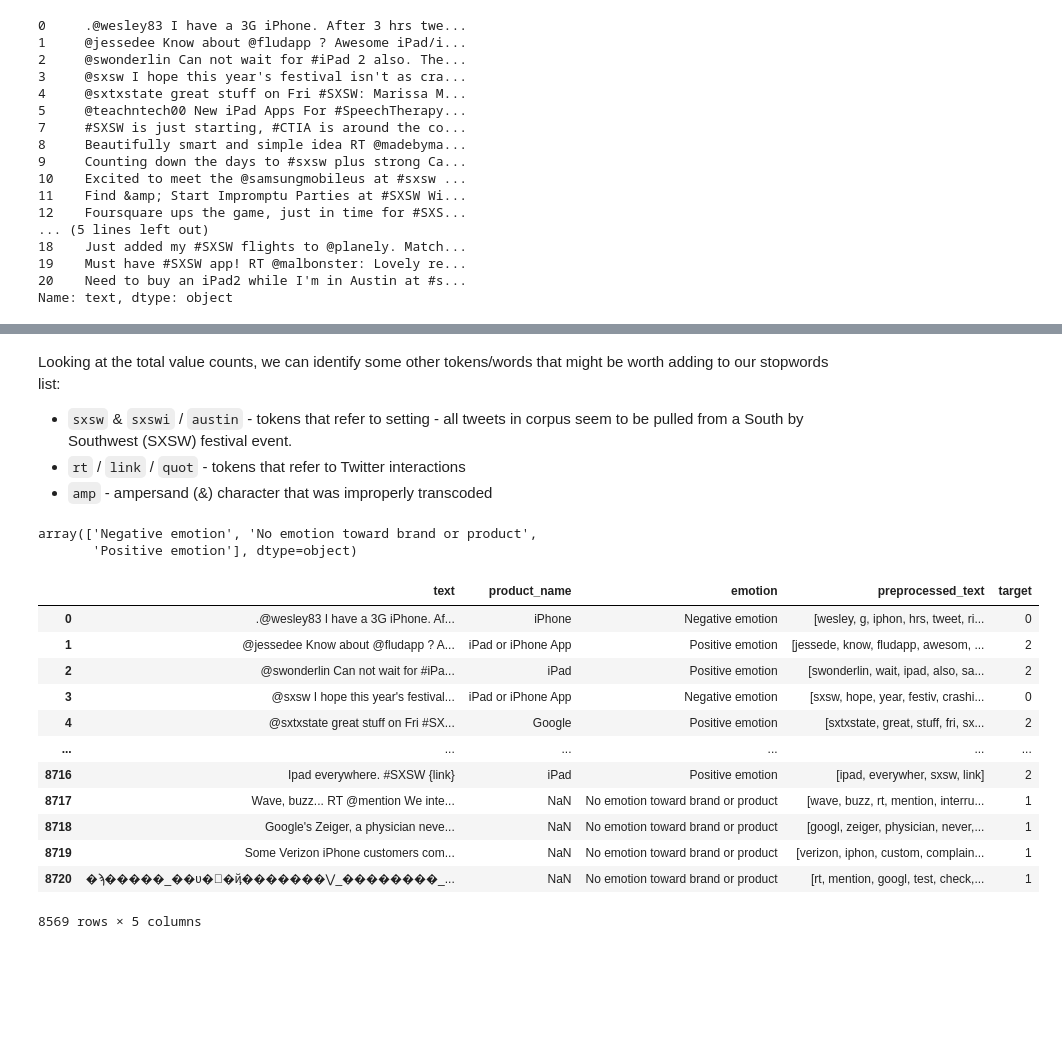
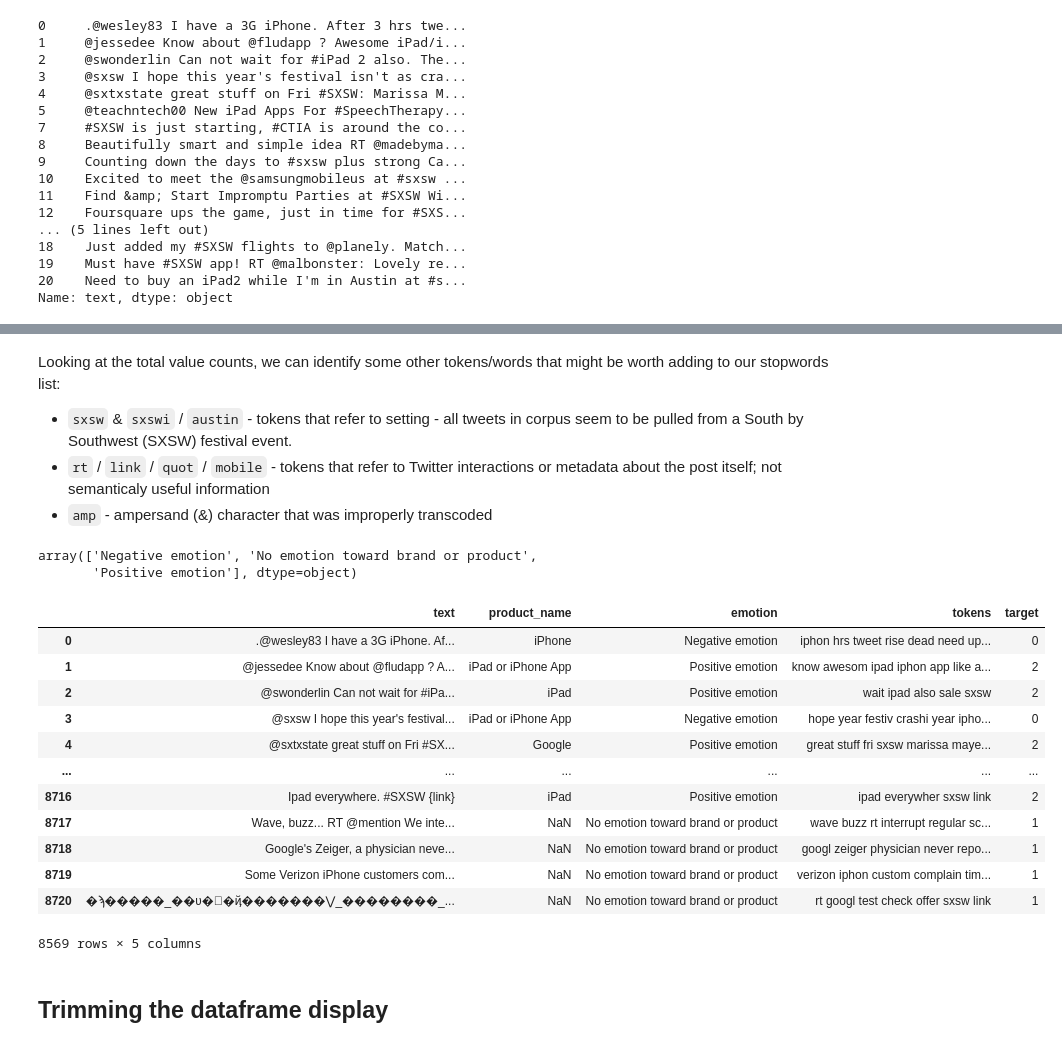
Before and after one commit to ssaeed85/dsc-ph4-TweetSentimentAnalysis-NLP, a Jupyter notebook: Workspace/Luke/Initial_Cleaning.ipynb, the cells around one changed output, grey strips where cells are left out. Drawn from its saved outputs; the diff is of its cells as text; code cells hidden in the pictures; blank space fills up the shorter version.

```diff
--- a/Workspace/Luke/Initial_Cleaning.ipynb
+++ b/Workspace/Luke/Initial_Cleaning.ipynb
@@ -124,11 +147,11 @@ Name: emotion, dtype: float64
 # %% [markdown]
 `I can't tell` makes up less than 2% of our dataset, and doesn't offer much more information in the way of word significance than the tweets labeled `No emotion toward brand or product`. It might be worth dropping records where `emotion` has been recorded as `I can't tell`.
 # %%
-data_df.drop(
-    index = data_df[data_df.emotion == "I can't tell"].index,
+df.drop(
+    index = df[df.emotion == "I can't tell"].index,
     inplace = True)
 
-data_df.head()
+df.head()
 # %% [output]
 |  | text | product_name | emotion |
 | 0 | .@wesley83 I have a 3G iPhone. Af... | iPhone | Negative emotion |
@@ -162,5 +170,5 @@ prepare_doc(doc=sample1,
 # %%
-full_text_data = data_df['text'].apply(lambda x: prepare_doc(x, stem=True))
+full_text = df['text'].apply(lambda x: prepare_doc(x, stem=True))
 
-full_text_data
+full_text
 # %% [output]
@@ -189,0 +187,4 @@ data_df.head()
+# %%
+df['tokens'] = full_text
+
+df.head()
@@ -250,7 +264,7 @@ Name: preprocessed_text, dtype: int64
 # %% [markdown]
 Looking at the total value counts, we can identify some other tokens/words that might be worth adding to our stopwords list:
 - `sxsw` & `sxswi` / `austin` - tokens that refer to setting - all tweets in corpus seem to be pulled from a South by Southwest (SXSW) festival event.
-- `rt` / `link` / `quot` - tokens that refer to Twitter interactions
+- `rt` / `link` / `quot` / `mobile` - tokens that refer to Twitter interactions or metadata about the post itself; not semanticaly useful information
 - `amp` - ampersand (&) character that was improperly transcoded
 # %%
 sw.extend([
@@ -272,19 +287,21 @@ le.classes_
 # %% [output]
 array(['Negative emotion', 'No emotion toward brand or product',
        'Positive emotion'], dtype=object)
-# %%
-data_df
-# %% [output]
-|  | text | product_name | emotion | preprocessed_text | target |
-| 0 | .@wesley83 I have a 3G iPhone. Af... | iPhone | Negative emotion | [wesley, g, iphon, hrs, tweet, ri... | 0 |
-| 1 | @jessedee Know about @fludapp ? A... | iPad or iPhone App | Positive emotion | [jessede, know, fludapp, awesom, ... | 2 |
-| 2 | @swonderlin Can not wait for #iPa... | iPad | Positive emotion | [swonderlin, wait, ipad, also, sa... | 2 |
-| 3 | @sxsw I hope this year's festival... | iPad or iPhone App | Negative emotion | [sxsw, hope, year, festiv, crashi... | 0 |
-| 4 | @sxtxstate great stuff on Fri #SX... | Google | Positive emotion | [sxtxstate, great, stuff, fri, sx... | 2 |
-| ... | ... | ... | ... | ... | ... |
-| 8716 | Ipad everywhere. #SXSW {link} | iPad | Positive emotion | [ipad, everywher, sxsw, link] | 2 |
-| 8717 | Wave, buzz... RT @mention We inte... | NaN | No emotion toward brand or product | [wave, buzz, rt, mention, interru... | 1 |
-| 8718 | Google's Zeiger, a physician neve... | NaN | No emotion toward brand or product | [googl, zeiger, physician, never,... | 1 |
-| 8719 | Some Verizon iPhone customers com... | NaN | No emotion toward brand or product | [verizon, iphon, custom, complain... | 1 |
-| 8720 | �ϡ�����_��ʋ�΋�ҋ�������⋁_��������_... | NaN | No emotion toward brand or product | [rt, mention, googl, test, check,... | 1 |
-8569 rows × 5 columns
+# %%
+df
+# %% [output]
+|  | text | product_name | emotion | tokens | target |
+| 0 | .@wesley83 I have a 3G iPhone. Af... | iPhone | Negative emotion | iphon hrs tweet rise dead need up... | 0 |
+| 1 | @jessedee Know about @fludapp ? A... | iPad or iPhone App | Positive emotion | know awesom ipad iphon app like a... | 2 |
+| 2 | @swonderlin Can not wait for #iPa... | iPad | Positive emotion | wait ipad also sale sxsw | 2 |
+| 3 | @sxsw I hope this year's festival... | iPad or iPhone App | Negative emotion | hope year festiv crashi year ipho... | 0 |
+| 4 | @sxtxstate great stuff on Fri #SX... | Google | Positive emotion | great stuff fri sxsw marissa maye... | 2 |
+| ... | ... | ... | ... | ... | ... |
+| 8716 | Ipad everywhere. #SXSW {link} | iPad | Positive emotion | ipad everywher sxsw link | 2 |
+| 8717 | Wave, buzz... RT @mention We inte... | NaN | No emotion toward brand or product | wave buzz rt interrupt regular sc... | 1 |
+| 8718 | Google's Zeiger, a physician neve... | NaN | No emotion toward brand or product | googl zeiger physician never repo... | 1 |
+| 8719 | Some Verizon iPhone customers com... | NaN | No emotion toward brand or product | verizon iphon custom complain tim... | 1 |
+| 8720 | �ϡ�����_��ʋ�΋�ҋ�������⋁_��������_... | NaN | No emotion toward brand or product | rt googl test check offer sxsw link | 1 |
+8569 rows × 5 columns
+# %% [markdown]
+## Trimming the dataframe display
```
Also changed, not shown: parts of 42 cells of this notebook.
